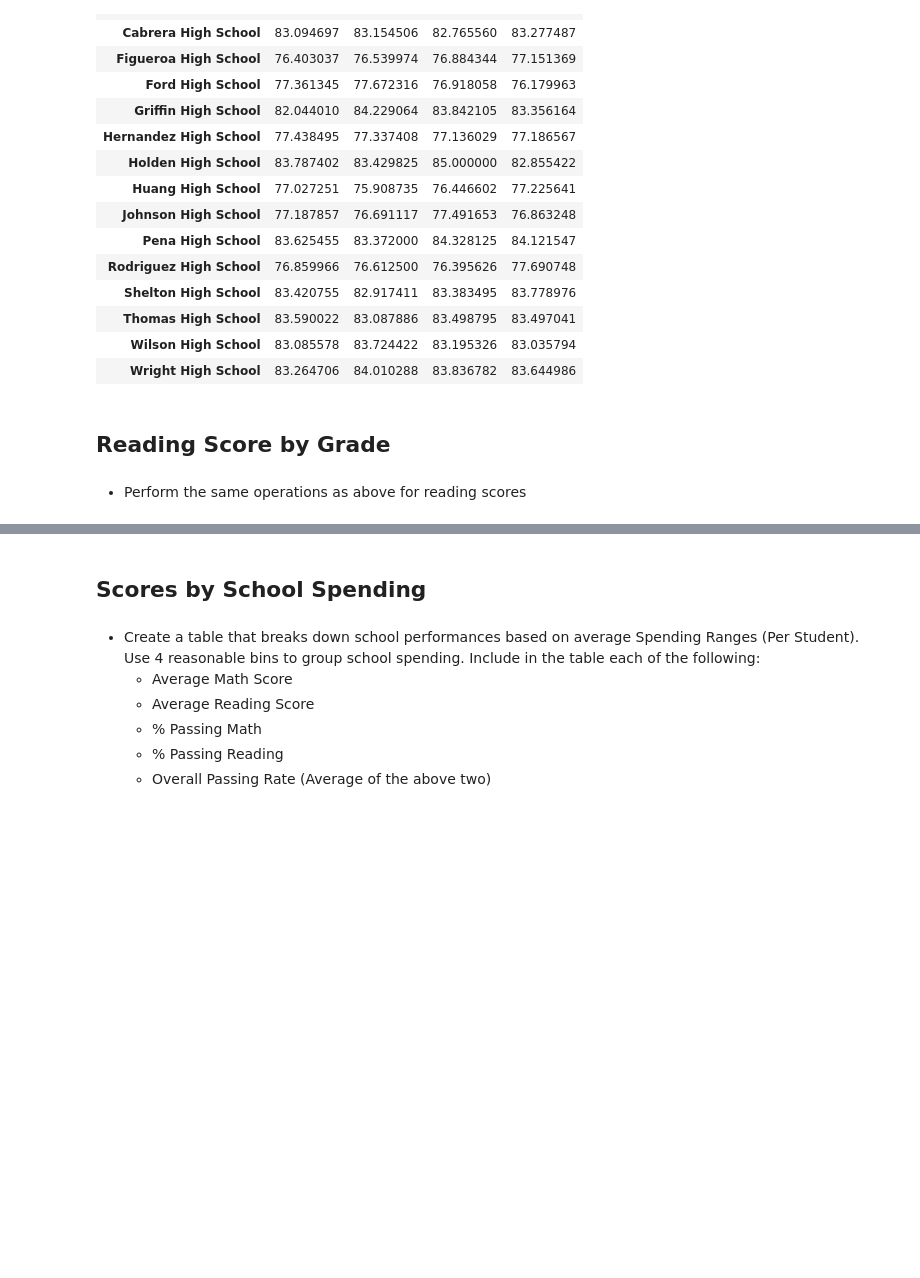
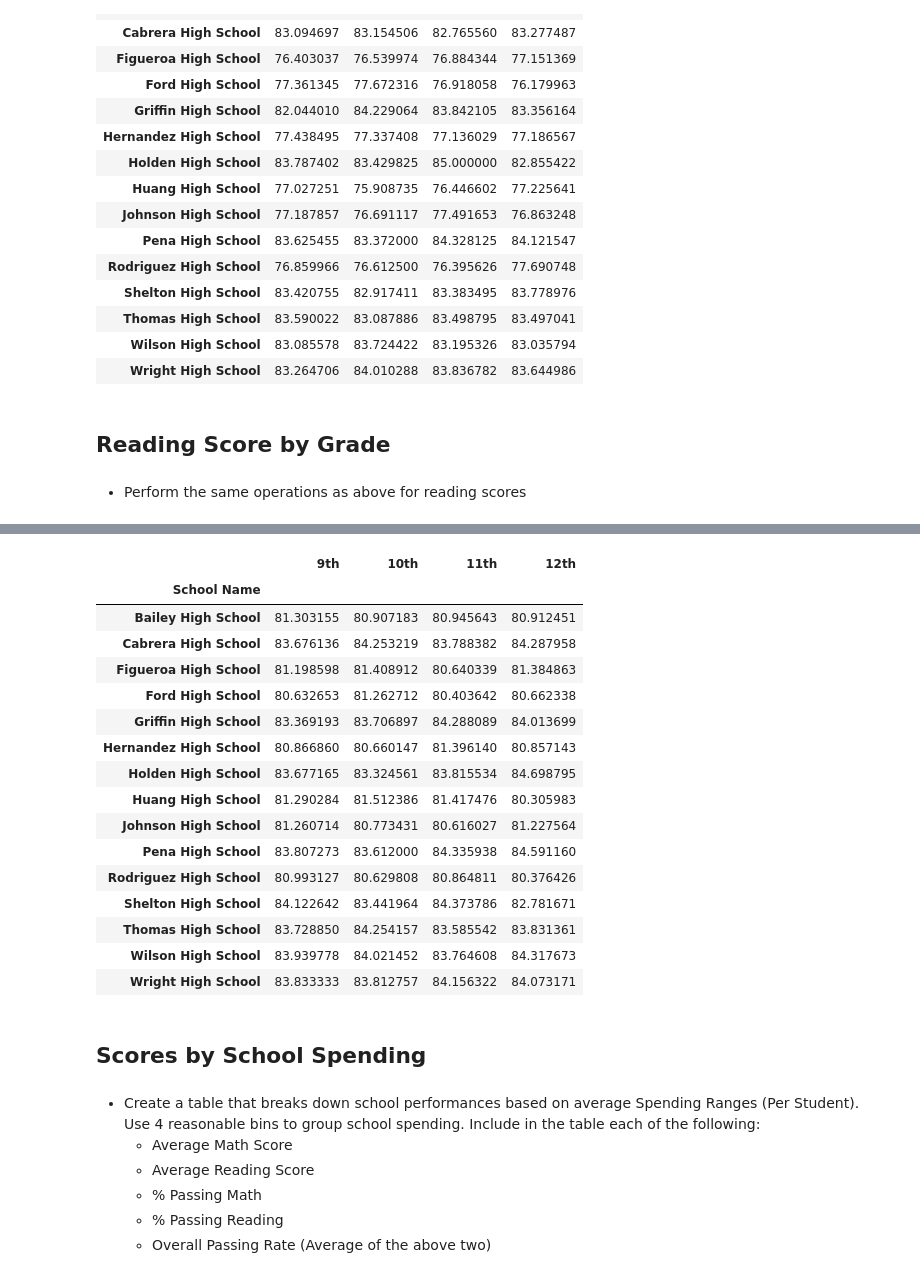
Before and after one commit to cheibergam/pandas-challenge, a Jupyter notebook: PyCitySchools/PyCitySchools_starter.ipynb, the cells around one changed output, grey strips where cells are left out. Drawn from its saved outputs; the diff is of its cells as text; code cells hidden in the pictures; blank space fills up the shorter version.

```diff
--- a/PyCitySchools/PyCitySchools_starter.ipynb
+++ b/PyCitySchools/PyCitySchools_starter.ipynb
@@ -326,3 +308,73 @@ maths_score_grade_df
+# %%
+# *** 9th GRADE ***
+# Filtering for the Student Data where grade is 9th
+reading_score_grade_9th_df = student_data.query("grade == '9th'").rename(columns={"school_name" : "School Name"})
+
+# Grouping the data by school
+reading_score_grade_9th_df_group = reading_score_grade_9th_df.groupby(["School Name"])
+
+# Aggregating the count of items and mean of the Math score for Grade 9th
+reading_score_grade_9th_df_group = reading_score_grade_9th_df_group.agg({"reading_score" : "mean"}) \
+                                                               .rename(columns={"reading_score" : "9th"})
+
+# *** 10th GRADE ***
+# Filtering for the Student Data where grade is 10th
+reading_score_grade_10th_df = student_data.query("grade == '10th'").rename(columns={"school_name" : "School Name"})
+
+# Grouping the data by school
+reading_score_grade_10th_df_group = reading_score_grade_10th_df.groupby(["School Name"])
+
+# Aggregating the count of items and mean of the Math score for Grade 10th
+reading_score_grade_10th_df_group = reading_score_grade_10th_df_group.agg({"reading_score" : "mean"}) \
+                                                                 .rename(columns={"reading_score" : "10th"})
+
+# *** 11th GRADE ***
+# Filtering for the Student Data where grade is 11th
+reading_score_grade_11th_df = student_data.query("grade == '11th'").rename(columns={"school_name" : "School Name"})
+
+# Grouping the data by school
+reading_score_grade_11th_df_group = reading_score_grade_11th_df.groupby(["School Name"])
+
+# Aggregating the count of items and mean of the Math score for Grade 11th
+reading_score_grade_11th_df_group = reading_score_grade_11th_df_group.agg({"reading_score" : "mean"}) \
+                                                                 .rename(columns={"reading_score" : "11th"})
+
+# *** 12th GRADE ***
+# Filtering for the Student Data where grade is 12th
+reading_score_grade_12th_df = student_data.query("grade == '12th'").rename(columns={"school_name" : "School Name"})
+
+# Grouping the data by school
+reading_score_grade_12th_df_group = reading_score_grade_12th_df.groupby(["School Name"])
+
+# Aggregating the count of items and mean of the Math score for Grade 12th
+reading_score_grade_12th_df_group = reading_score_grade_12th_df_group.agg({"reading_score" : "mean"}) \
+                                                                 .rename(columns={"reading_score" : "12th"})
+
+# Merging the data frames with the required data
+
+reading_score_grade_df = pd.merge(reading_score_grade_9th_df_group, reading_score_grade_10th_df_group, on="School Name")
+reading_score_grade_df = pd.merge(reading_score_grade_df, reading_score_grade_11th_df_group, on="School Name")
+reading_score_grade_df = pd.merge(reading_score_grade_df, reading_score_grade_12th_df_group, on="School Name")
+
+reading_score_grade_df
+# %% [output]
+|  | 9th | 10th | 11th | 12th |
+| School Name |  |  |  |  |
+| Bailey High School | 81.303155 | 80.907183 | 80.945643 | 80.912451 |
+| Cabrera High School | 83.676136 | 84.253219 | 83.788382 | 84.287958 |
+| Figueroa High School | 81.198598 | 81.408912 | 80.640339 | 81.384863 |
+| Ford High School | 80.632653 | 81.262712 | 80.403642 | 80.662338 |
+| Griffin High School | 83.369193 | 83.706897 | 84.288089 | 84.013699 |
+| Hernandez High School | 80.866860 | 80.660147 | 81.396140 | 80.857143 |
+| Holden High School | 83.677165 | 83.324561 | 83.815534 | 84.698795 |
+| Huang High School | 81.290284 | 81.512386 | 81.417476 | 80.305983 |
+| Johnson High School | 81.260714 | 80.773431 | 80.616027 | 81.227564 |
+| Pena High School | 83.807273 | 83.612000 | 84.335938 | 84.591160 |
+| Rodriguez High School | 80.993127 | 80.629808 | 80.864811 | 80.376426 |
+| Shelton High School | 84.122642 | 83.441964 | 84.373786 | 82.781671 |
+| Thomas High School | 83.728850 | 84.254157 | 83.585542 | 83.831361 |
+| Wilson High School | 83.939778 | 84.021452 | 83.764608 | 84.317673 |
+| Wright High School | 83.833333 | 83.812757 | 84.156322 | 84.073171 |
 # %% [markdown]
 ## Scores by School Spending
 # %% [markdown]
```
Also changed, not shown: parts of 4 cells of this notebook.
